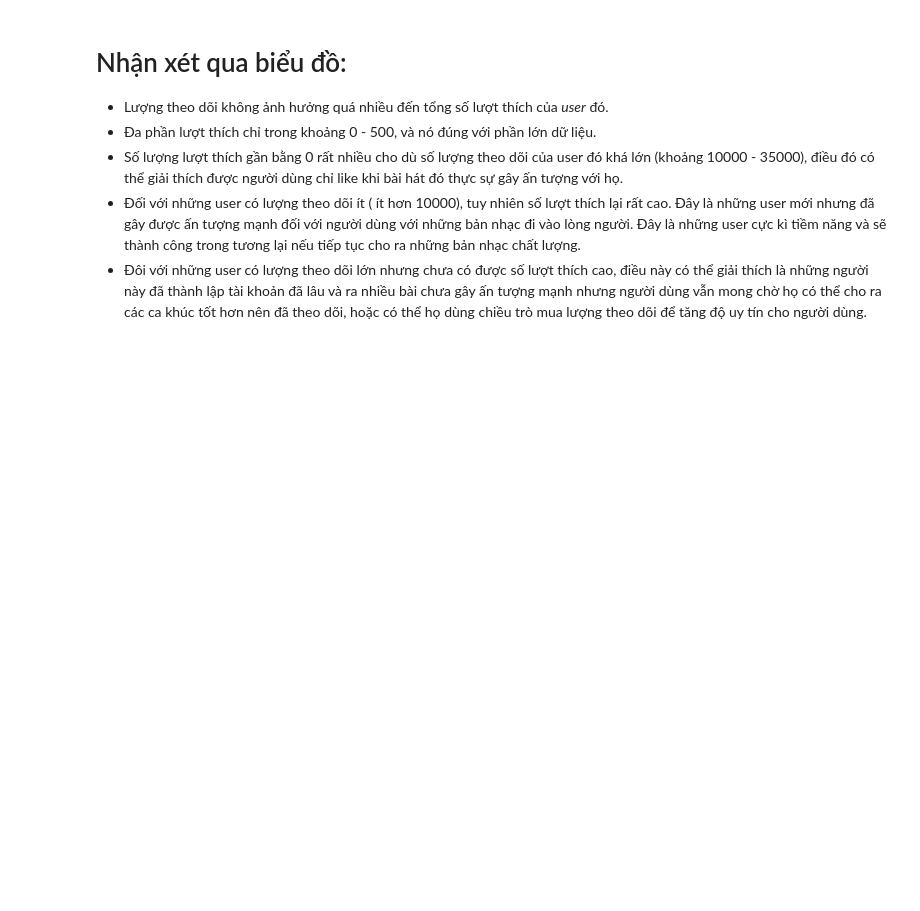
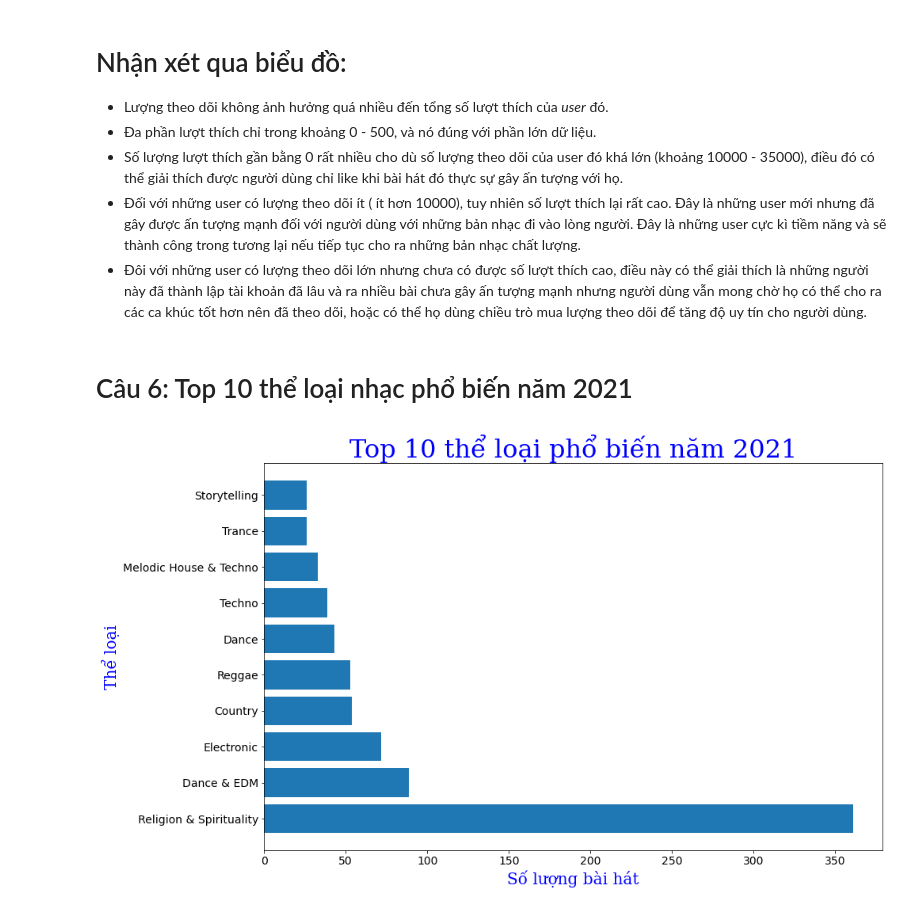
Before and after one commit to khiet-alt/data-analysis, a Jupyter notebook: source.ipynb, the cells around one changed output. Saved outputs shown, nothing was run; the diff lists cells and outputs as text; code cells hidden in the pictures; blank space fills up the shorter version.

```diff
--- a/source.ipynb
+++ b/source.ipynb
@@ -280,3 +280,35 @@ plt.show()
 - Số lượng lượt thích gần bằng 0 rất nhiều cho dù số lượng theo dõi của user đó khá lớn (khoảng 10000 - 35000), điều đó có thể giải thích được người dùng chỉ like khi bài hát đó thực sự gây ấn tượng với họ.
 - Đối với những user có lượng theo dõi ít ( ít hơn 10000), tuy nhiên số lượt thích lại rất cao. Đây là những user mới nhưng đã gây được ấn tượng mạnh đối với người dùng với những bản nhạc đi vào lòng người. Đây là những user cực kì tiềm năng và sẽ thành công trong tương lại nếu tiếp tục cho ra những bản nhạc chất lượng.
 - Đôi với những user có lượng theo dõi lớn nhưng chưa có được số lượt thích cao, điều này có thể giải thích là những người này đã thành lập tài khoản đã lâu và ra nhiều bài chưa gây ấn tượng mạnh nhưng người dùng vẫn mong chờ họ có thể cho ra các ca khúc tốt hơn nên đã theo dõi, hoặc có thể họ dùng chiều trò mua lượng theo dõi để tăng độ uy tín cho người dùng.
+# %% [markdown]
+# Câu 6: Top 10 thể loại nhạc phổ biến năm 2021
+# %%
+df = pd.read_csv('data\\tracks_new.csv')
+# láy 2 thuộc tính là 'genre và created_at' và bỏ qua dòng có giá trị null.
+dt_df = df[['genre', 'created_at']].dropna()
+
+# đổi kiểu dữ liêu thuộc tính 'created_at' thành kiểu datetime
+dt_df['created_at'] = pd.to_datetime(dt_df['created_at'])
+
+# láy top 10 thể loại phổ biến nhất năm 2021.
+dt_df['year'] = dt_df['created_at'].apply(lambda x: x.year)
+top_10_popular = dt_df.query('year == 2021')['genre'].value_counts()[:10]
+# %%
+# visualization
+fig, ax = plt.subplots(figsize=(14, 9))
+
+ax.barh(top_10_popular[:10].index, top_10_popular[:10])
+
+
+font = {'family': 'serif',
+        'color':  'blue',
+        }
+ax.set_title('Top 10 thể loại phổ biến năm 2021',fontdict=font, fontsize=32)
+ax.set_xlabel('Số lượng bài hát', fontdict=font, fontsize=20)
+ax.set_ylabel('Thể loại', fontdict=font, fontsize=20)
+ax.tick_params(labelsize=14)
+# fig.autofmt_xdate()
+
+plt.show()
+# %% [output]
+[figure, added]
```
Also changed, not shown: parts of 1 cell of this notebook.
